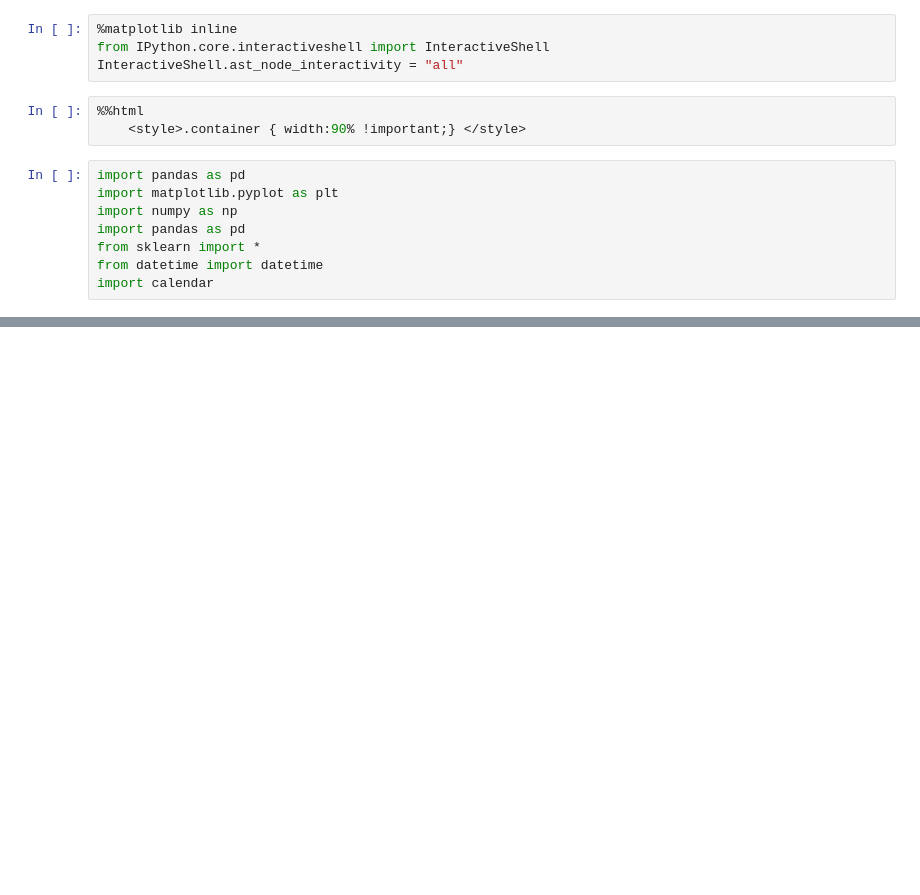
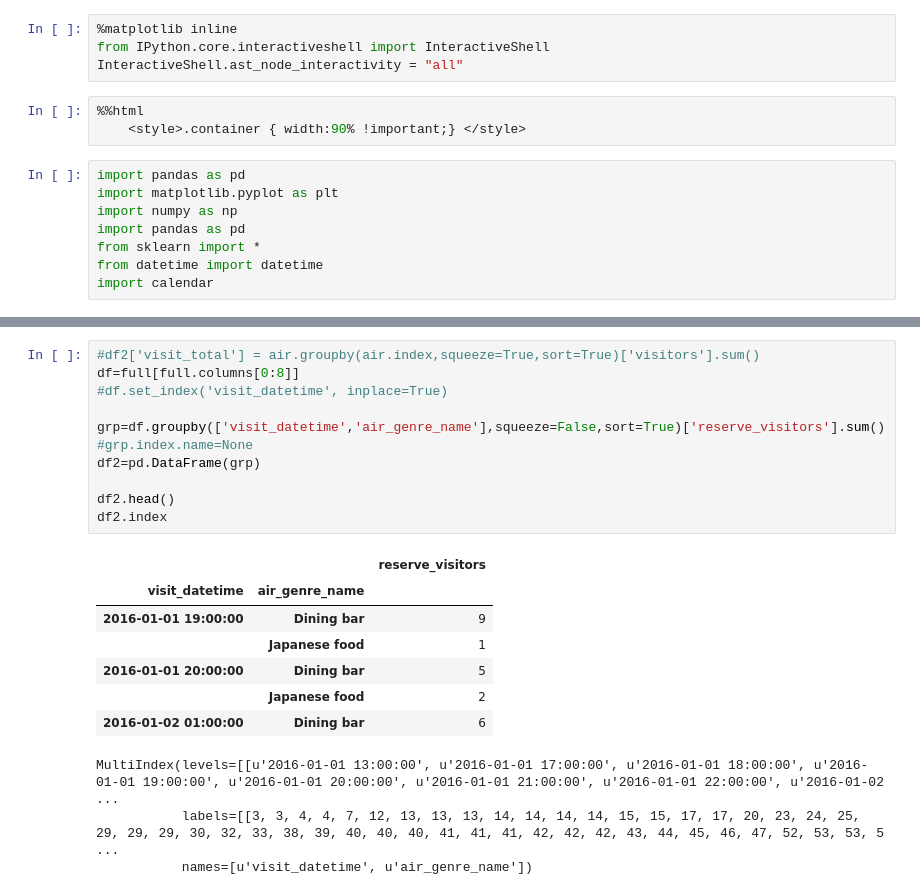
Before and after one commit to aless80/Restaurant_TimeSeries, a Jupyter notebook: notebooks/Untitled.ipynb, the cells around one changed output, grey strips where cells are left out. Saved outputs shown, nothing was run; the diff lists cells and outputs as text; blank space fills up the shorter version.

```diff
--- a/notebooks/Untitled.ipynb
+++ b/notebooks/Untitled.ipynb
@@ -70,0 +108,22 @@ full.head()
+# %%
+#df2['visit_total'] = air.groupby(air.index,squeeze=True,sort=True)['visitors'].sum()
+df=full[full.columns[0:8]]
+#df.set_index('visit_datetime', inplace=True)
+
+grp=df.groupby(['visit_datetime','air_genre_name'],squeeze=False,sort=True)['reserve_visitors'].sum()
+#grp.index.name=None
+df2=pd.DataFrame(grp)
+
+df2.head()
+df2.index
+# %% [output]
+|  |  | reserve_visitors |
+| visit_datetime | air_genre_name |  |
+| 2016-01-01 19:00:00 | Dining bar | 9 |
+|  | Japanese food | 1 |
+| 2016-01-01 20:00:00 | Dining bar | 5 |
+|  | Japanese food | 2 |
+| 2016-01-02 01:00:00 | Dining bar | 6 |
+MultiIndex(levels=[[u'2016-01-01 13:00:00', u'2016-01-01 17:00:00', u'2016-01-01 18:00:00', u'2016-01-01 19:00:00', u'2016-01-01 20:00:00', u'2016-01-01 21:00:00', u'2016-01-01 22:00:00', u'2016-01-02 ...
+           labels=[[3, 3, 4, 4, 7, 12, 13, 13, 13, 14, 14, 14, 14, 15, 15, 17, 17, 20, 23, 24, 25, 29, 29, 29, 30, 32, 33, 38, 39, 40, 40, 40, 41, 41, 41, 42, 42, 42, 43, 44, 45, 46, 47, 52, 53, 53, 5 ...
+           names=[u'visit_datetime', u'air_genre_name'])
```
Also changed, not shown: parts of 6 cells of this notebook, 1 other file.
